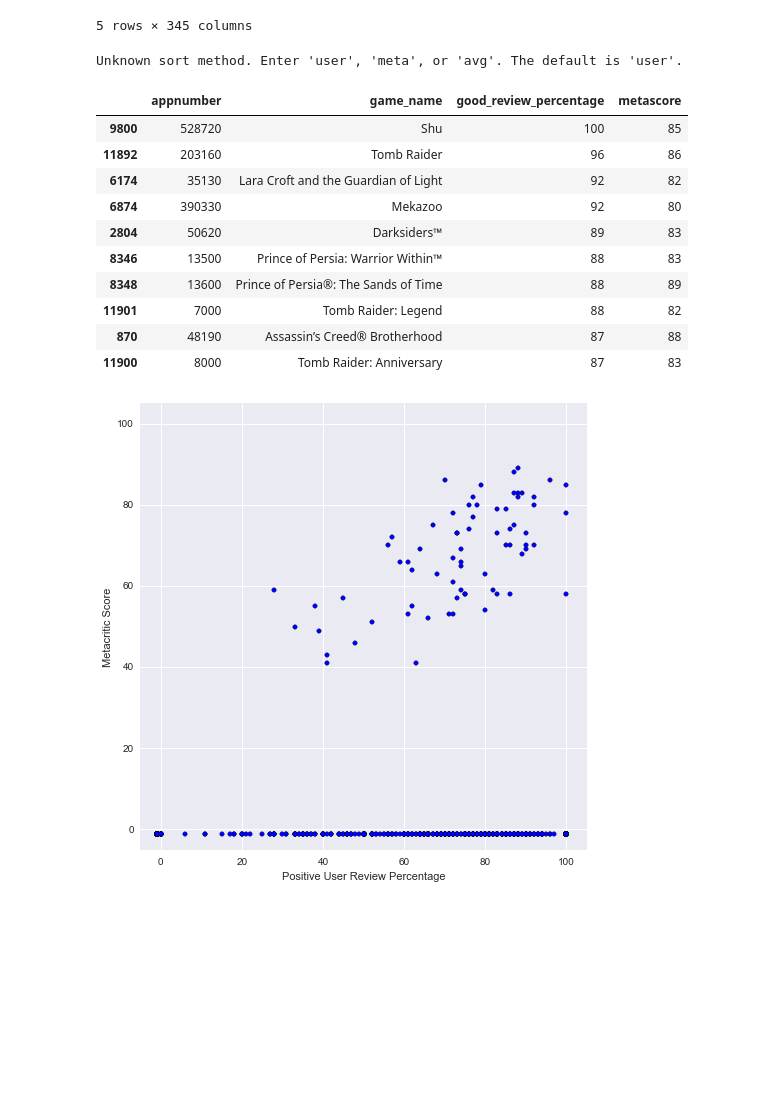
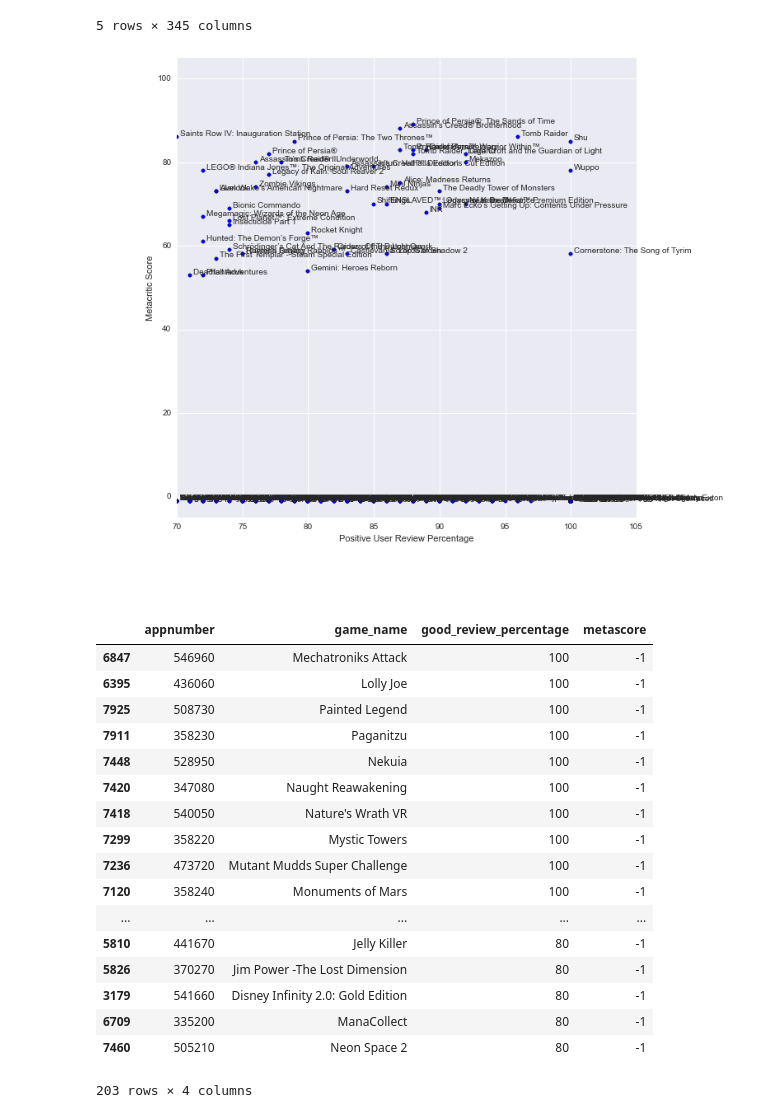
Before and after one commit to gkafka/SteamVis, a Jupyter notebook: SteamVis.ipynb, the cells around one changed output. Saved outputs shown, nothing was run; the diff lists cells and outputs as text; code cells hidden in the pictures; blank space fills up the shorter version.

Commit message:
Added options to visualization function for minimum user/meta range and point labels.

```diff
--- a/SteamVis.ipynb
+++ b/SteamVis.ipynb
@@ -161,3 +150,38 @@ def steamvis(gamedf, mask = []):
+# %%
+def steamvis(gamedf, mask=[], min_user=-5, min_meta=-5, label_games=False):
+    if len(mask) == 0:
+        mask = [True]*len(gamedf.index);
+    plotdf = gamedf[mask];
+    fig = plt.figure(figsize=(10,10));
+    plt.scatter(plotdf['good_review_percentage'], plotdf['metascore']);
+    plt.xlim(min_user, 105);
+    plt.ylim(min_meta, 105);
+    plt.xlabel('Positive User Review Percentage');
+    plt.ylabel('Metacritic Score');
+
+    #def over_point(event):
+    #    xcoord = event.xdata;
+    #    ycoord = event.ydata;
+    #    print xcoord, ycoord
+    #    for label,x,y in zip(plotdf['game_name'],
+    #                         plotdf['good_review_percentage'],
+    #                         plotdf['metascore']):
+    #        if (abs(xcoord-x) < 0.25) and (abs(ycoord-y) < 0.25):
+    #            plt.annotate(label, xy=(x,y), xytext=(x+0.25,y+0.25));
+
+    #def pick_game(event):
+    #    ind = event.ind;
+    #    print ind, np.take(plotdf['good_review_percentage'], ind), np.take(plotdf['metascore'], ind)
+
+    if label_games:
+        for label,x,y in zip(plotdf['game_name'],
+                             plotdf['good_review_percentage'],
+                             plotdf['metascore']):
+            plt.annotate(label, xy=(x,y), xytext=(x+0.25,y+0.25));
+
+    #fig.canvas.mpl_connect('pick_event', pick_game);
+
+    plt.show();
 # %%
 def bestgames(gamedf, mask = [], min_user = -1, min_meta = -1, sort_method = 'user'):
     if len(mask) == 0:
@@ -179,21 +203,27 @@ def bestgames(gamedf, mask = [], min_user = -1, min_meta = -1, sort_method = 'us
         printdf.sort('good_review_percentage', ascending=False, inplace=True);
     return printdf;
 # %%
-mask = tag_most_like(game_df, "Action", 2) & tag_most_like(game_df, "Adventure", 2)
-steamvis(game_df, mask)
-bestdf = bestgames(game_df, mask, 80, 80, 'uu')
+mask = tag_most_like(game_df, "Action", 2) & tag_most_like(game_df, "Adventure", 2);
+steamvis(game_df, mask, 70, label_games=True)
+bestdf = bestgames(game_df, mask, 80, sort_method='user')
 bestdf
 # %% [output]
+[figure, new version]
+|  | appnumber | game_name | good_review_percentage | metascore |
+| 6847 | 546960 | Mechatroniks Attack | 100 | -1 |
+| 6395 | 436060 | Lolly Joe | 100 | -1 |
+| 7925 | 508730 | Painted Legend | 100 | -1 |
+| 7911 | 358230 | Paganitzu | 100 | -1 |
+| 7448 | 528950 | Nekuia | 100 | -1 |
+| 7420 | 347080 | Naught Reawakening | 100 | -1 |
+| 7418 | 540050 | Nature's Wrath VR | 100 | -1 |
+| 7299 | 358220 | Mystic Towers | 100 | -1 |
+| 7236 | 473720 | Mutant Mudds Super Challenge | 100 | -1 |
+| 7120 | 358240 | Monuments of Mars | 100 | -1 |
+| ... | ... | ... | ... | ... |
+| 5810 | 441670 | Jelly Killer | 80 | -1 |
+| 5826 | 370270 | Jim Power -The Lost Dimension | 80 | -1 |
+| 3179 | 541660 | Disney Infinity 2.0: Gold Edition | 80 | -1 |
+| 6709 | 335200 | ManaCollect | 80 | -1 |
+| 7460 | 505210 | Neon Space 2 | 80 | -1 |
-Unknown sort method. Enter 'user', 'meta', or 'avg'. The default is 'user'.
+203 rows × 4 columns
-|  | appnumber | game_name | good_review_percentage | metascore |
-| 9800 | 528720 | Shu | 100 | 85 |
-| 11892 | 203160 | Tomb Raider | 96 | 86 |
-| 6174 | 35130 | Lara Croft and the Guardian of Light | 92 | 82 |
-| 6874 | 390330 | Mekazoo | 92 | 80 |
-| 2804 | 50620 | Darksiders™ | 89 | 83 |
-| 8346 | 13500 | Prince of Persia: Warrior Within™ | 88 | 83 |
-| 8348 | 13600 | Prince of Persia®: The Sands of Time | 88 | 89 |
-| 11901 | 7000 | Tomb Raider: Legend | 88 | 82 |
-| 870 | 48190 | Assassin’s Creed® Brotherhood | 87 | 88 |
-| 11900 | 8000 | Tomb Raider: Anniversary | 87 | 83 |
-[figure, old version]
```
Also changed, not shown: parts of 1 cell of this notebook.
